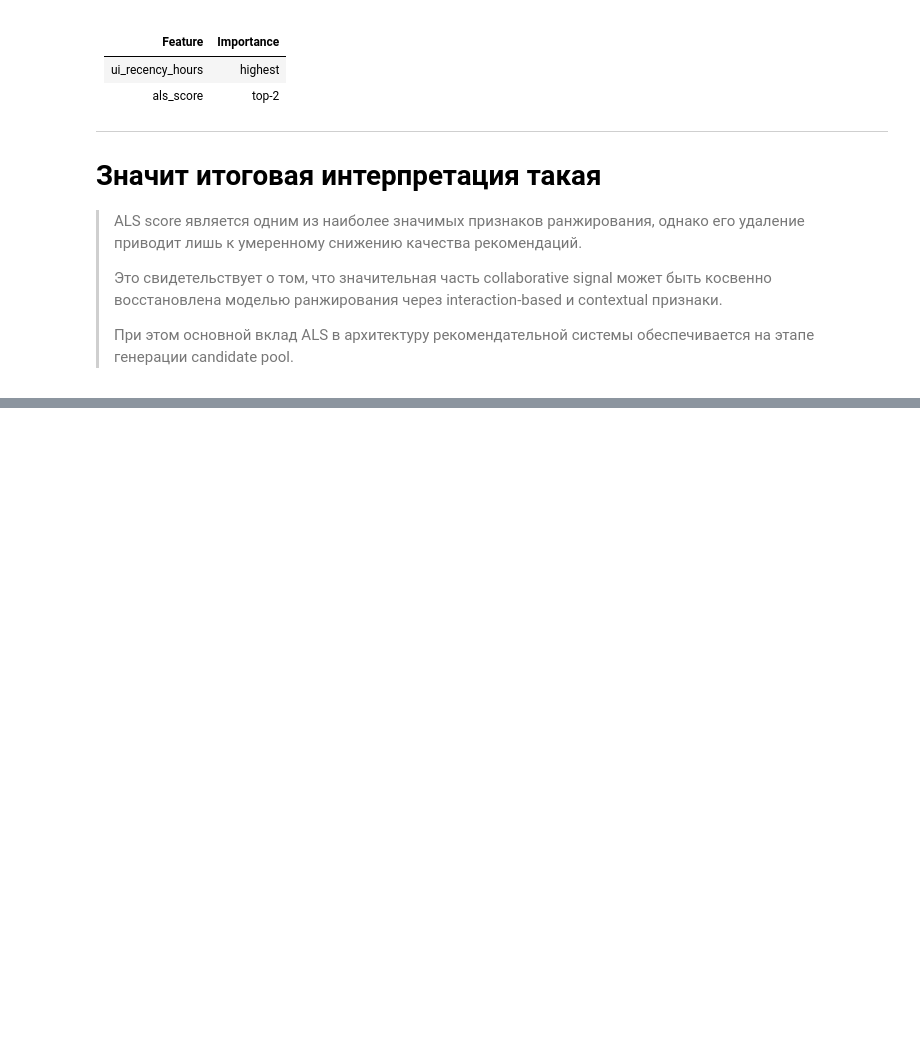
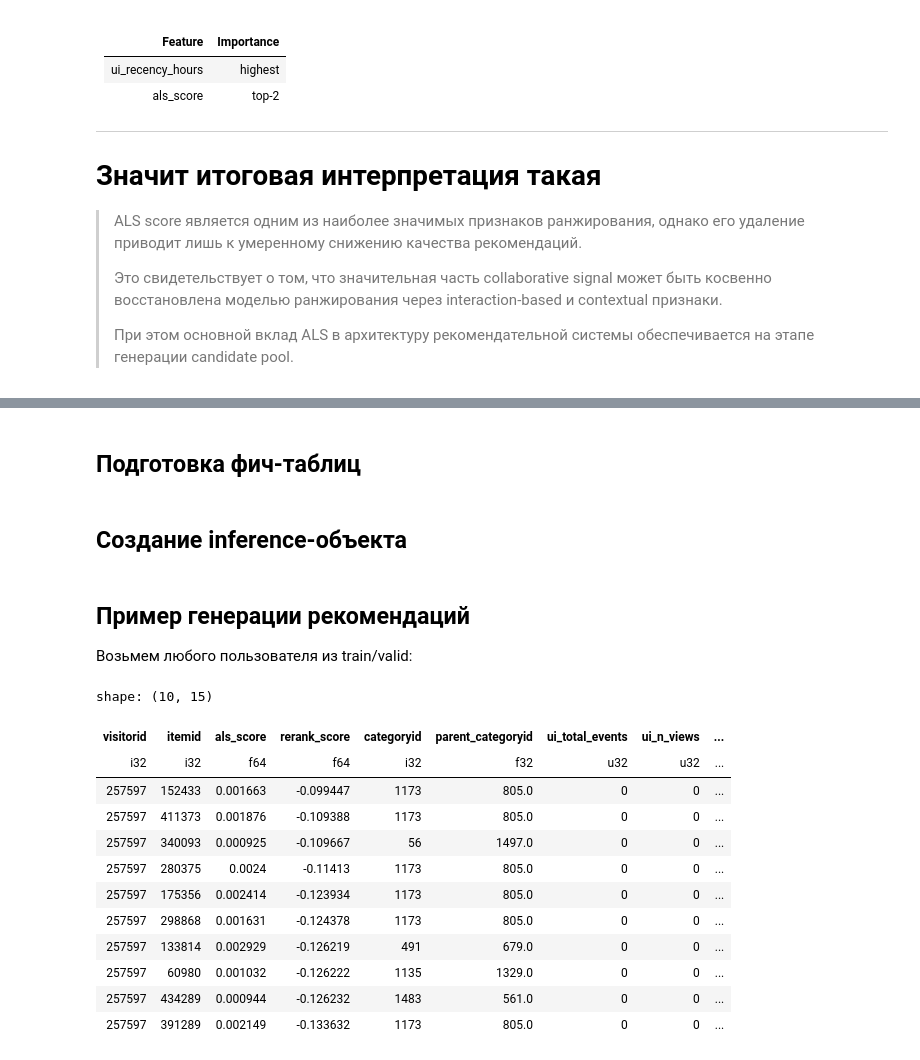
Before and after one commit to Manaam9/ecommerce-recsys, a Jupyter notebook: notebooks/02_modeling.ipynb, the cells around one changed output, grey strips where cells are left out. Drawn from its saved outputs; the diff is of its cells as text; code cells hidden in the pictures; blank space fills up the shorter version.

Commit message:
генерация рекомендаций для 1 пользователя

```diff
--- a/notebooks/02_modeling.ipynb
+++ b/notebooks/02_modeling.ipynb
@@ -4064,0 +4318,2 @@ Importance показывает:
+# %% [markdown]
+## Подготовка фич-таблиц
@@ -4064,0 +4385,44 @@ Importance показывает:
+# %% [markdown]
+## Создание inference-объекта
+# %%
+inference_model = TwoStageRecommenderInference(
+    als_model=als_model,
+    ranker_model=best_model,
+    user_item_matrix=user_item_matrix,
+    user2idx=user2idx,
+    idx2item=idx2item,
+    feature_cols=feature_cols,
+    categorical_features=CATEGORICAL_FEATURES,
+    user_features_df=user_features_df,
+    item_features_df=item_features_df,
+    ui_features_df=ui_features_df,
+)
+# %% [markdown]
+## Пример генерации рекомендаций
+
+Возьмем любого пользователя из train/valid:
+# %%
+example_user_id = list(user2idx.keys())[0]
+
+example_recs = inference_model.recommend(
+    user_id=example_user_id,
+    n_candidates=100,
+    top_k=10,
+    filter_already_liked_items=True,
+)
+
+example_recs
+# %% [output]
+shape: (10, 15)
+| visitorid | itemid | als_score | rerank_score | categoryid | parent_categoryid | ui_total_events | ui_n_views | ... |
+| i32 | i32 | f64 | f64 | i32 | f32 | u32 | u32 | ... |
+| 257597 | 152433 | 0.001663 | -0.099447 | 1173 | 805.0 | 0 | 0 | ... |
+| 257597 | 411373 | 0.001876 | -0.109388 | 1173 | 805.0 | 0 | 0 | ... |
+| 257597 | 340093 | 0.000925 | -0.109667 | 56 | 1497.0 | 0 | 0 | ... |
+| 257597 | 280375 | 0.0024 | -0.11413 | 1173 | 805.0 | 0 | 0 | ... |
+| 257597 | 175356 | 0.002414 | -0.123934 | 1173 | 805.0 | 0 | 0 | ... |
+| 257597 | 298868 | 0.001631 | -0.124378 | 1173 | 805.0 | 0 | 0 | ... |
+| 257597 | 133814 | 0.002929 | -0.126219 | 491 | 679.0 | 0 | 0 | ... |
+| 257597 | 60980 | 0.001032 | -0.126222 | 1135 | 1329.0 | 0 | 0 | ... |
+| 257597 | 434289 | 0.000944 | -0.126232 | 1483 | 561.0 | 0 | 0 | ... |
+| 257597 | 391289 | 0.002149 | -0.133632 | 1173 | 805.0 | 0 | 0 | ... |
```
Also changed, not shown: parts of 7 cells of this notebook.
